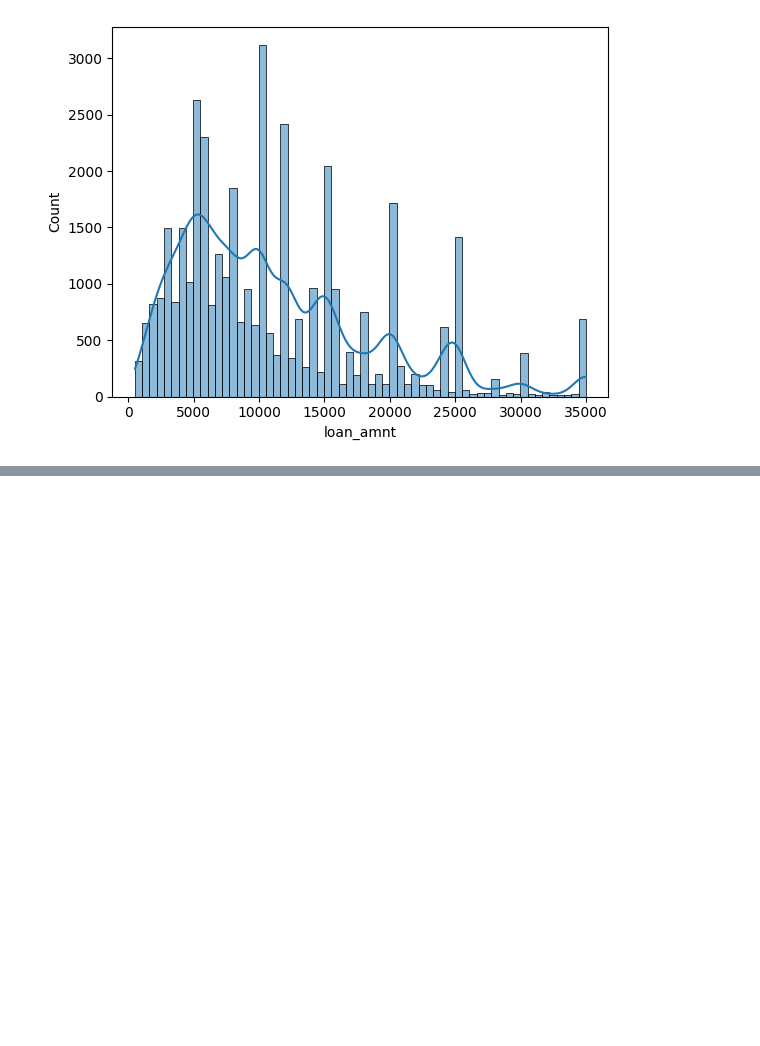
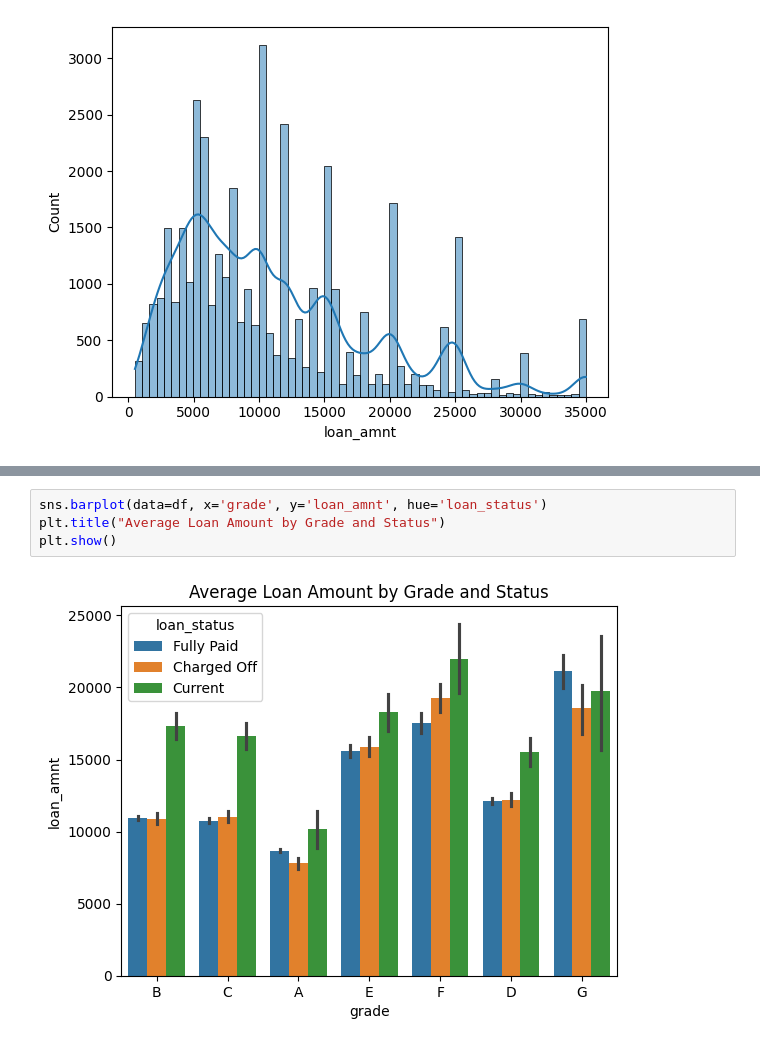
Before and after one commit to aayush4jha/ML, a Jupyter notebook: L-1/file.ipynb, the cells around one changed output, grey strips where cells are left out. Saved outputs shown, nothing was run; the diff lists cells and outputs as text; blank space fills up the shorter version.

```diff
--- a/L-1/file.ipynb
+++ b/L-1/file.ipynb
@@ -88,0 +95,6 @@ sns.histplot(df['loan_amnt'], kde=True)
+# %%
+sns.barplot(data=df, x='grade', y='loan_amnt', hue='loan_status')
+plt.title("Average Loan Amount by Grade and Status")
+plt.show()
+# %% [output]
+[figure, added]
```
Also changed, not shown: parts of 3 cells of this notebook, 1 other file.
